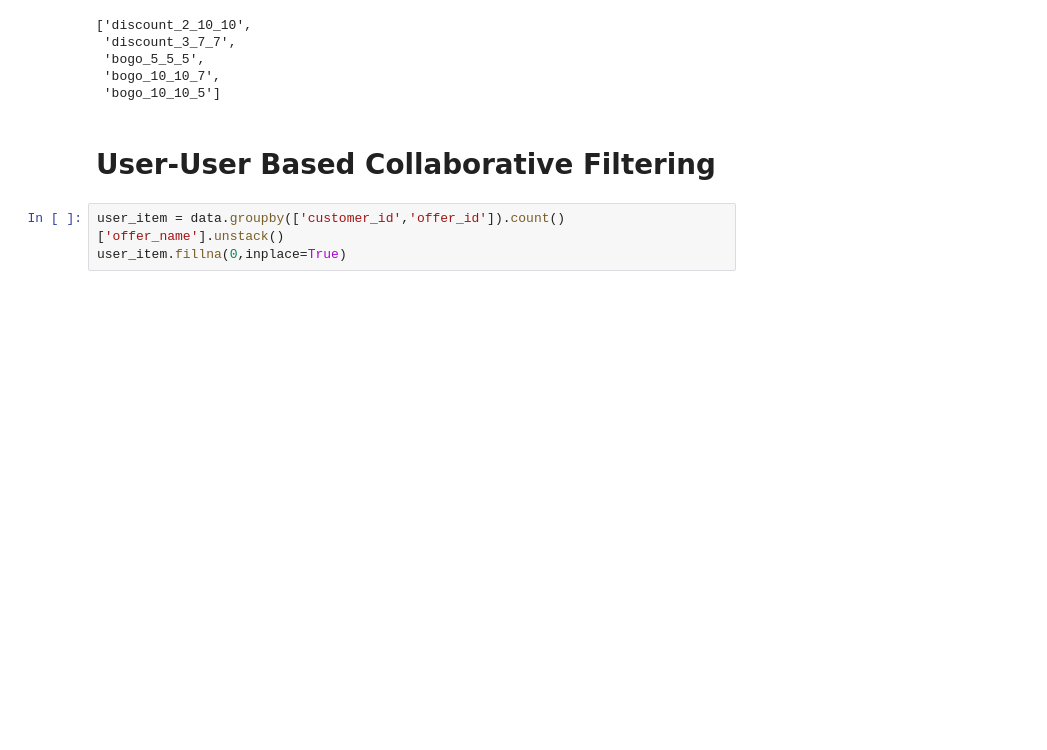
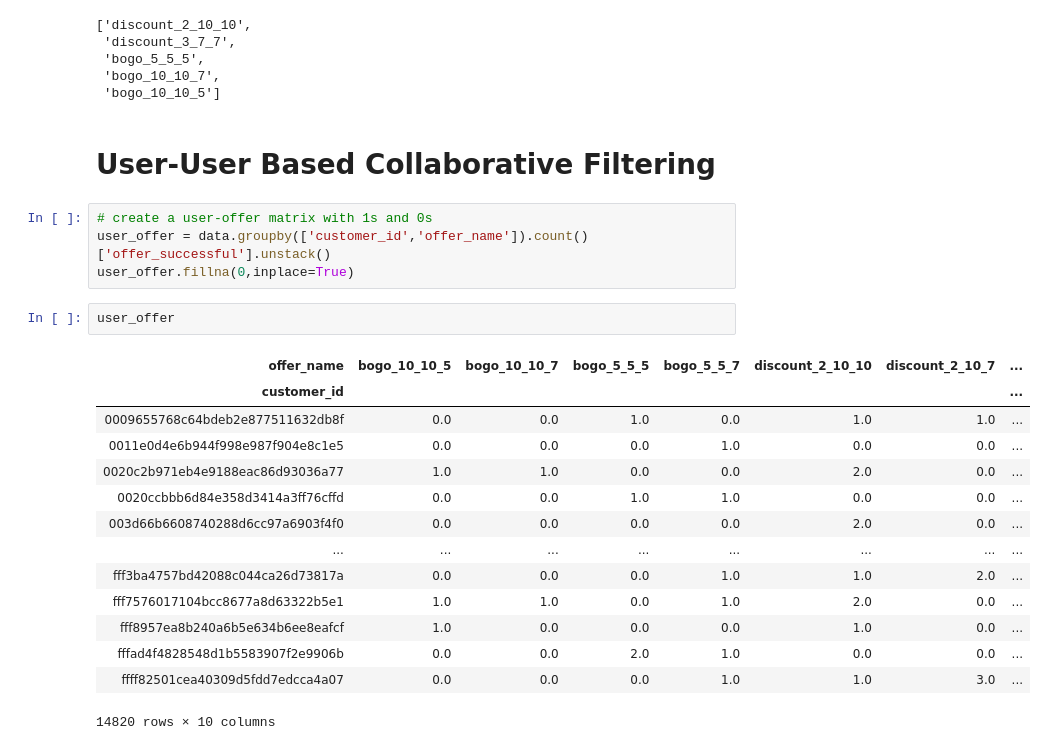
Before and after one commit to amitborkar98/Starbucks-capstone, a Jupyter notebook: Starbucks_Capstone_notebook.ipynb, the cells around one changed output. Drawn from its saved outputs; the diff is of its cells as text; blank space fills up the shorter version.

Commit message:
Created User-Offer matrix

```diff
--- a/Starbucks_Capstone_notebook.ipynb
+++ b/Starbucks_Capstone_notebook.ipynb
@@ -1840,5 +1840,23 @@ rank(5)
 # %% [markdown]
 # User-User Based Collaborative Filtering
 # %%
-user_item = data.groupby(['customer_id','offer_id']).count()['offer_name'].unstack()
-user_item.fillna(0,inplace=True)
+# create a user-offer matrix with 1s and 0s
+user_offer = data.groupby(['customer_id','offer_name']).count()['offer_successful'].unstack()
+user_offer.fillna(0,inplace=True)
+# %%
+user_offer
+# %% [output]
+| offer_name | bogo_10_10_5 | bogo_10_10_7 | bogo_5_5_5 | bogo_5_5_7 | discount_2_10_10 | discount_2_10_7 | ... |
+| customer_id |  |  |  |  |  |  | ... |
+| 0009655768c64bdeb2e877511632db8f | 0.0 | 0.0 | 1.0 | 0.0 | 1.0 | 1.0 | ... |
+| 0011e0d4e6b944f998e987f904e8c1e5 | 0.0 | 0.0 | 0.0 | 1.0 | 0.0 | 0.0 | ... |
+| 0020c2b971eb4e9188eac86d93036a77 | 1.0 | 1.0 | 0.0 | 0.0 | 2.0 | 0.0 | ... |
+| 0020ccbbb6d84e358d3414a3ff76cffd | 0.0 | 0.0 | 1.0 | 1.0 | 0.0 | 0.0 | ... |
+| 003d66b6608740288d6cc97a6903f4f0 | 0.0 | 0.0 | 0.0 | 0.0 | 2.0 | 0.0 | ... |
+| ... | ... | ... | ... | ... | ... | ... | ... |
+| fff3ba4757bd42088c044ca26d73817a | 0.0 | 0.0 | 0.0 | 1.0 | 1.0 | 2.0 | ... |
+| fff7576017104bcc8677a8d63322b5e1 | 1.0 | 1.0 | 0.0 | 1.0 | 2.0 | 0.0 | ... |
+| fff8957ea8b240a6b5e634b6ee8eafcf | 1.0 | 0.0 | 0.0 | 0.0 | 1.0 | 0.0 | ... |
+| fffad4f4828548d1b5583907f2e9906b | 0.0 | 0.0 | 2.0 | 1.0 | 0.0 | 0.0 | ... |
+| ffff82501cea40309d5fdd7edcca4a07 | 0.0 | 0.0 | 0.0 | 1.0 | 1.0 | 3.0 | ... |
+14820 rows × 10 columns
```
